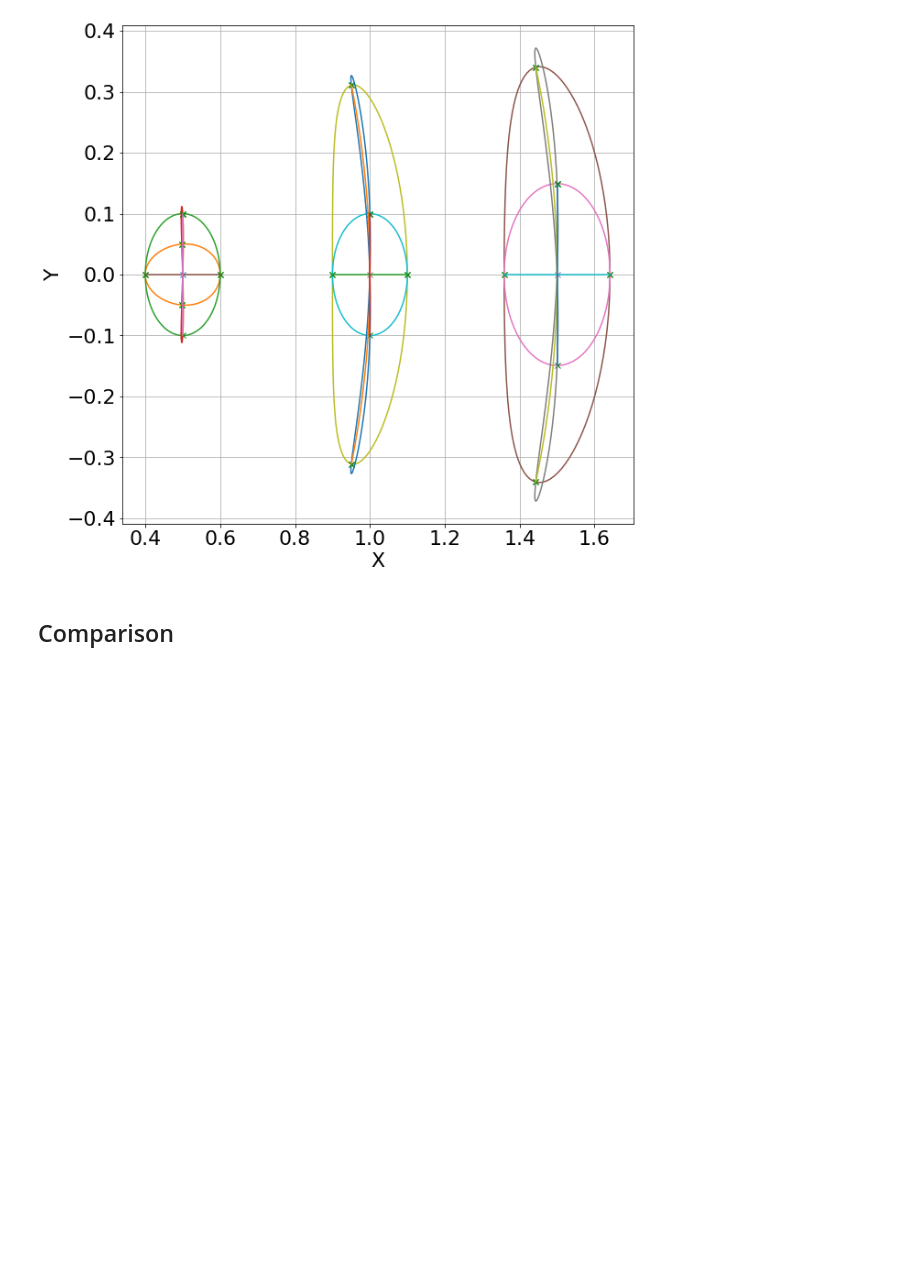
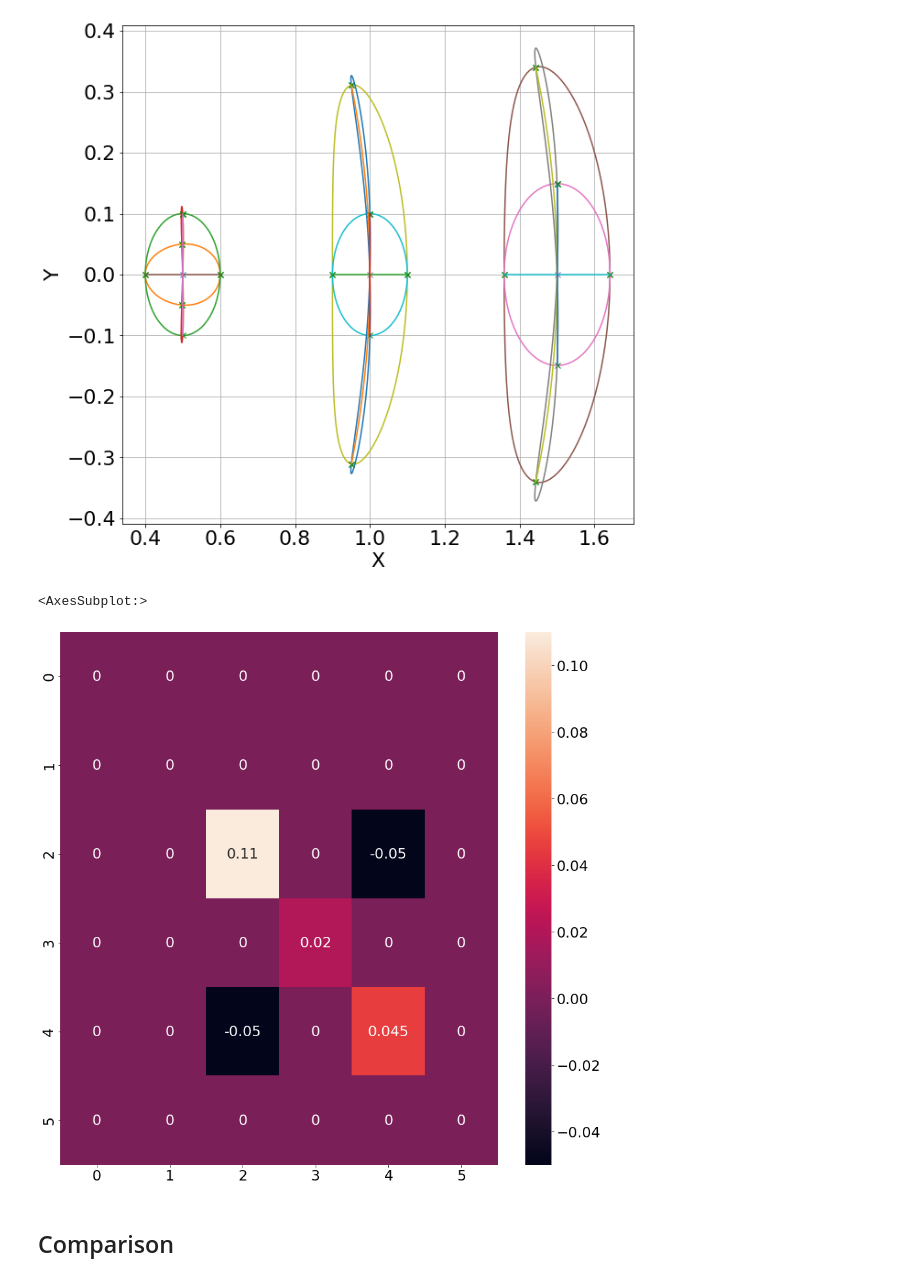
Before and after one commit to nosmokingsurfer/mrob_sandbox, a Jupyter notebook: ISP Research Project.ipynb, the cells around one changed output. Saved outputs shown, nothing was run; the diff lists cells and outputs as text; code cells hidden in the pictures; blank space fills up the shorter version.

```diff
--- a/ISP Research Project.ipynb
+++ b/ISP Research Project.ipynb
@@ -554,6 +540,12 @@ plt.grid()
 plt.show()
 # %% [output]
 [figure]
+# %%
+plt.figure(figsize=(15,15))
+sns.heatmap(sigma,annot=True)
+# %% [output]
+<AxesSubplot:>
+[figure, added]
 # %% [markdown]
 ## Comparison
 # %%
```
Also changed, not shown: parts of 16 cells of this notebook.
